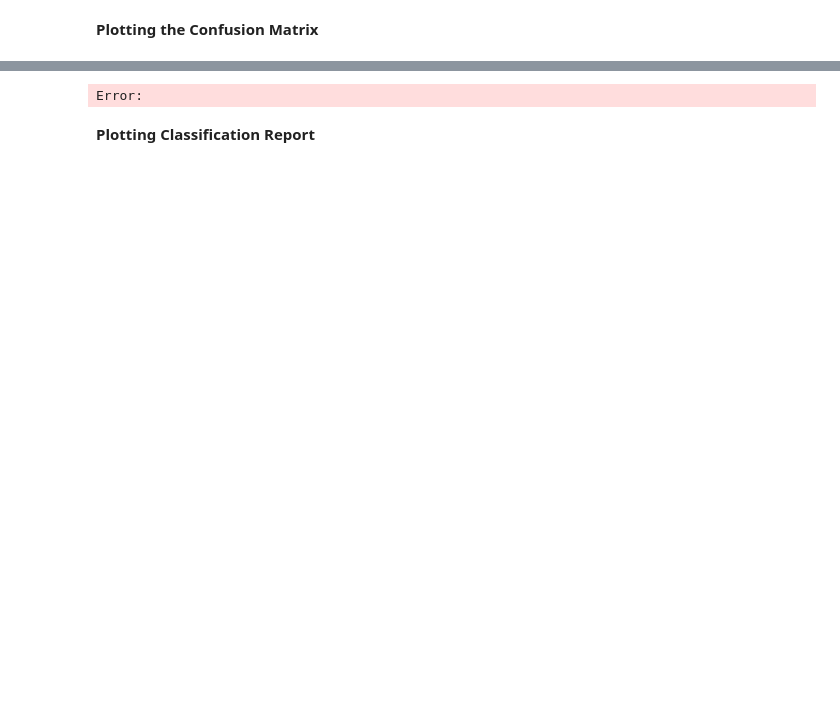
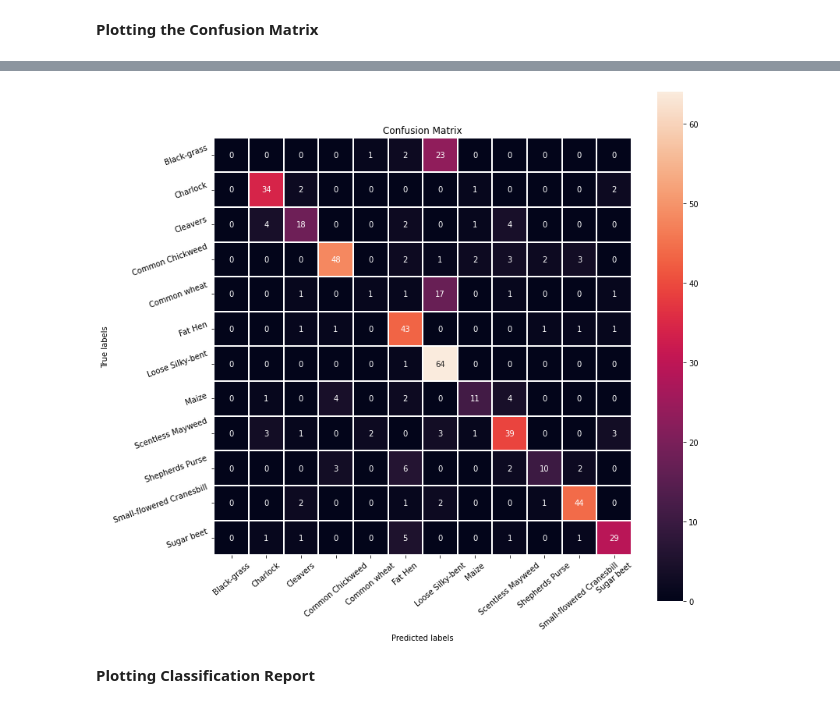
Before and after one commit to FoxHoundOps/PGP-AI-ML, a Jupyter notebook: project6/High_Code_Plant_Seedling_Classification.ipynb, the cells around one changed output, grey strips where cells are left out. Saved outputs shown, nothing was run; the diff lists cells and outputs as text; code cells hidden in the pictures; blank space fills up the shorter version.

Commit message:
Completed models and wrote conclusion.

```diff
--- a/project6/High_Code_Plant_Seedling_Classification.ipynb
+++ b/project6/High_Code_Plant_Seedling_Classification.ipynb
@@ -189,6 +189,8 @@ plt.imshow(images_decreased[3])
 - As we have less images in our dataset, we will only use 10% of our data for testing, 10% of our data for validation and 80% of our data for training.
 - We are using the train_test_split() function from scikit-learn. Here, we split the dataset into three parts, train,test and validation.
 # %%
-# Split the data with test_size as 0.1
+# Split the data with test_size as 0.1 to create the test set
 X_temp, X_test, y_temp, y_test = train_test_split(np.array(images_decreased), labels, test_size=0.1, random_state=42, stratify=labels)
-X_train, X_val, y_train, y_val = train_test_split(X_temp, y_temp, test_size=0.1, random_state=42, stratify=y_temp)
+
+# Split the remaining data with test_size as 0.1111 to create the validation set
+X_train, X_val, y_train, y_val = train_test_split(X_temp, y_temp, test_size=0.1111, random_state=42, stratify=y_temp)
@@ -238,9 +230,9 @@ y_train_encoded.shape, y_val_encoded.shape, y_test_encoded.shape
 Since the **image pixel values range from 0-255**, our method of normalization here will be **scaling** - we shall **divide all the pixel values by 255 to standardize the images to have values between 0-1.**
 # %%
 # Normalize the image pixels of train, test, and validation data
-X_train_normalized = np.array(images_decreased).astype('float32')/255.0
-X_val_normalized = X_val.astype('float32')/255.0
-X_test_normalized = X_test.astype('float32')/255.0
+X_train_normalized = np.array(X_train).astype('float32')/255.0
+X_val_normalized = np.array(X_val).astype('float32')/255.0
+X_test_normalized = np.array(X_test).astype('float32')/255.0
 # %% [markdown]
 ## Model Building
 # %%
@@ -348,0 +356,2 @@ Error:
+# %%
+y_pred = model1.predict(X_test_normalized)
@@ -349,27 +360,27 @@ Error:
 # %%
 # Obtaining the categorical values from y_test_encoded and y_pred
 y_pred_arg=np.argmax(y_pred,axis=1)
 y_test_arg=np.argmax(y_test_encoded,axis=1)
 
 # Plotting the Confusion Matrix using confusion matrix() function which is also predefined in tensorflow module
-confusion_matrix = tf.math.confusion_matrix(______,______)              # Complete the code to plot the confusion matrix
+confusion_matrix = tf.math.confusion_matrix(y_test_arg, y_pred_arg)
 f, ax = plt.subplots(figsize=(12, 12))
 sns.heatmap(
     confusion_matrix,
     annot=True,
     linewidths=.4,
     fmt="d",
     square=True,
     ax=ax
 )
 # Setting the labels to both the axes
 ax.set_xlabel('Predicted labels');ax.set_ylabel('True labels');
 ax.set_title('Confusion Matrix');
 ax.xaxis.set_ticklabels(list(enc.classes_),rotation=40)
 ax.yaxis.set_ticklabels(list(enc.classes_),rotation=20)
 plt.show()
 # %% [output]
-Error:
+[figure, added]
 # %% [markdown]
 **Plotting Classification Report**
 # %%
```
Also changed, not shown: parts of 31 cells of this notebook.
